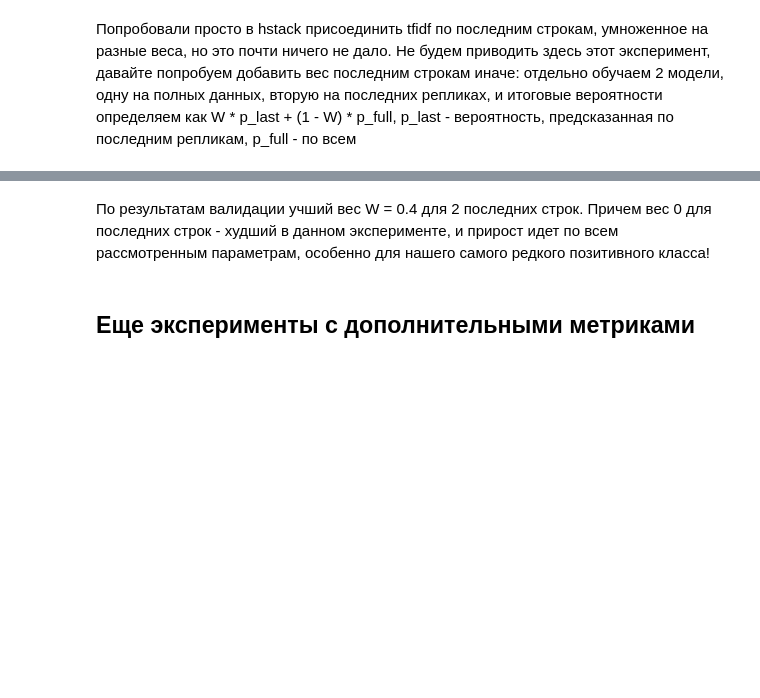
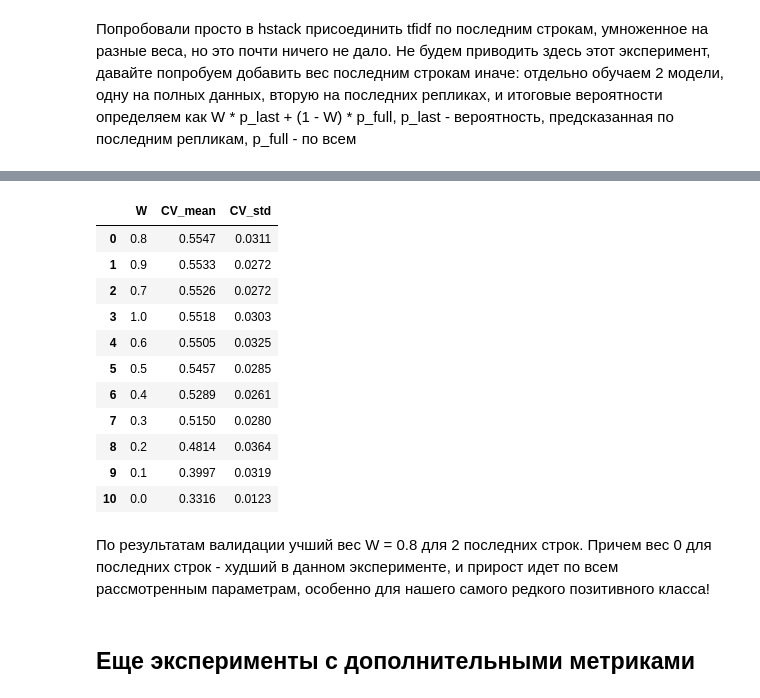
Before and after one commit to Half-Head/ML_homework, a Jupyter notebook: hw1/2_reactions.ipynb, the cells around one changed output, grey strips where cells are left out. Saved outputs shown, nothing was run; the diff lists cells and outputs as text; code cells hidden in the pictures; blank space fills up the shorter version.

```diff
--- a/hw1/2_reactions.ipynb
+++ b/hw1/2_reactions.ipynb
@@ -30,6 +31,7 @@ print("размеченных диалогов", len(labeled_dialogs))
 user_texts = [clean_normalize_dialog(d) for d in labeled_dialogs]
 n_gr, groups_ids = get_groups(user_texts)
 groups_ids = np.array(groups_ids)
+gkf = GroupKFold(n_splits=5)
 print(f"групп: {n_gr}")
 sizes = np.bincount(groups_ids)
 print(f"групп >1: {(sizes > 1).sum()}")
@@ -48,12 +50,14 @@ y = np.array([reactions[d["dialog_id"]] for d in labeled_dialogs])
 
 gss = GroupShuffleSplit(n_splits=1, test_size=0.2, random_state=SEED)
 idx_train_val, idx_test = next(gss.split(X, y, groups_ids))
-gss = GroupShuffleSplit(n_splits=1, train_size=0.75, random_state=SEED)
+gss = GroupShuffleSplit(n_splits=1, train_size=0.8125, random_state=SEED)
 idx_train, idx_val = next(gss.split(X[idx_train_val], y[idx_train_val], groups_ids[idx_train_val]))
 
-X_train, y_train = X[idx_train_val[idx_train]], y[idx_train_val[idx_train]] # 60%
-X_val, y_val = X[idx_train_val[idx_val]], y[idx_train_val[idx_val]] # 20%
+X_train, y_train = X[idx_train_val[idx_train]], y[idx_train_val[idx_train]] # 65%
+X_val, y_val = X[idx_train_val[idx_val]], y[idx_train_val[idx_val]] # 15%
 X_test, y_test = X[idx_test], y[idx_test] # 20%
+
+groups_ids_train = groups_ids[idx_train_val[idx_train]]
 # %%
 for name, labels_part in [
     ("train", y_train),
@@ -354,3 +370,35 @@ results
+# %%
+from sklearn.metrics import f1_score
+weights = [0.0, 0.1, 0.2, 0.3, 0.4, 0.5, 0.6, 0.7, 0.8, 0.9, 1.0]
+rows = []
+
+for W in weights:
+    fold_scores = []
+    for fd in fold_data:
+        p_res = W * fd["p_last2"] + (1 - W) * fd["p_full"]
+        pred = fd["classes"][p_res.argmax(axis=1)]
+        fold_scores.append(f1_score(fd["y_true"], pred, average="macro"))
+    rows.append({
+        "W":       W,
+        "CV_mean": round(np.mean(fold_scores), 4),
+        "CV_std":  round(np.std(fold_scores), 4),
+    })
+
+cv_W = pd.DataFrame(rows).sort_values("CV_mean", ascending=False).reset_index(drop=True)
+cv_W
+# %% [output]
+|  | W | CV_mean | CV_std |
+| 0 | 0.8 | 0.5547 | 0.0311 |
+| 1 | 0.9 | 0.5533 | 0.0272 |
+| 2 | 0.7 | 0.5526 | 0.0272 |
+| 3 | 1.0 | 0.5518 | 0.0303 |
+| 4 | 0.6 | 0.5505 | 0.0325 |
+| 5 | 0.5 | 0.5457 | 0.0285 |
+| 6 | 0.4 | 0.5289 | 0.0261 |
+| 7 | 0.3 | 0.5150 | 0.0280 |
+| 8 | 0.2 | 0.4814 | 0.0364 |
+| 9 | 0.1 | 0.3997 | 0.0319 |
+| 10 | 0.0 | 0.3316 | 0.0123 |
 # %% [markdown]
-По результатам валидации учший вес W = 0.4 для 2 последних строк. Причем вес 0 для последних строк - худший в данном эксперименте, и прирост идет по всем рассмотренным параметрам, особенно для нашего самого редкого позитивного класса!
+По результатам валидации учший вес W = 0.8 для 2 последних строк. Причем вес 0 для последних строк - худший в данном эксперименте, и прирост идет по всем рассмотренным параметрам, особенно для нашего самого редкого позитивного класса!
 # %%
```
Also changed, not shown: parts of 25 cells of this notebook.
